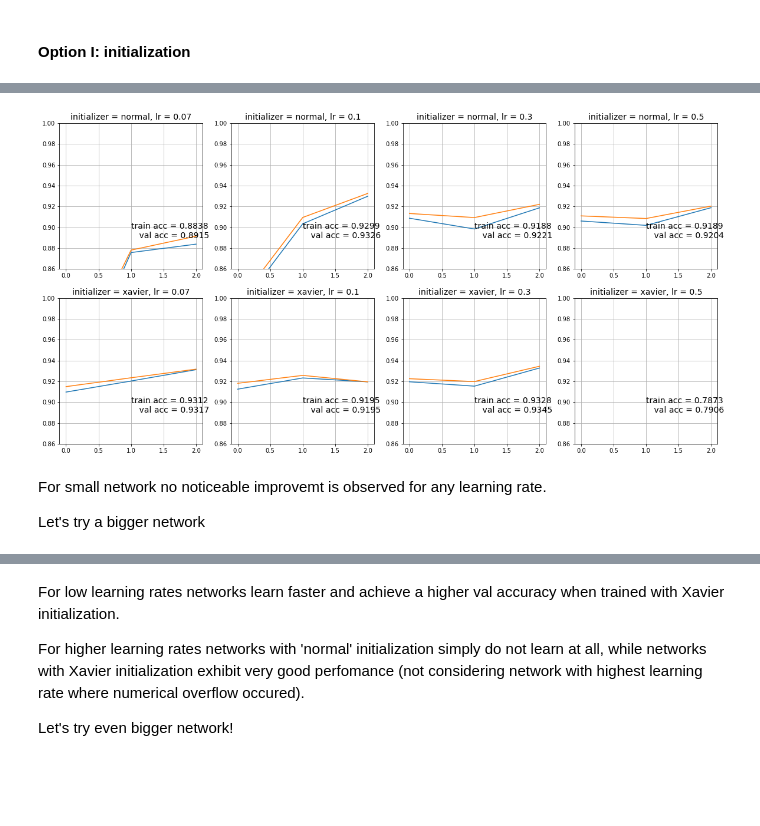
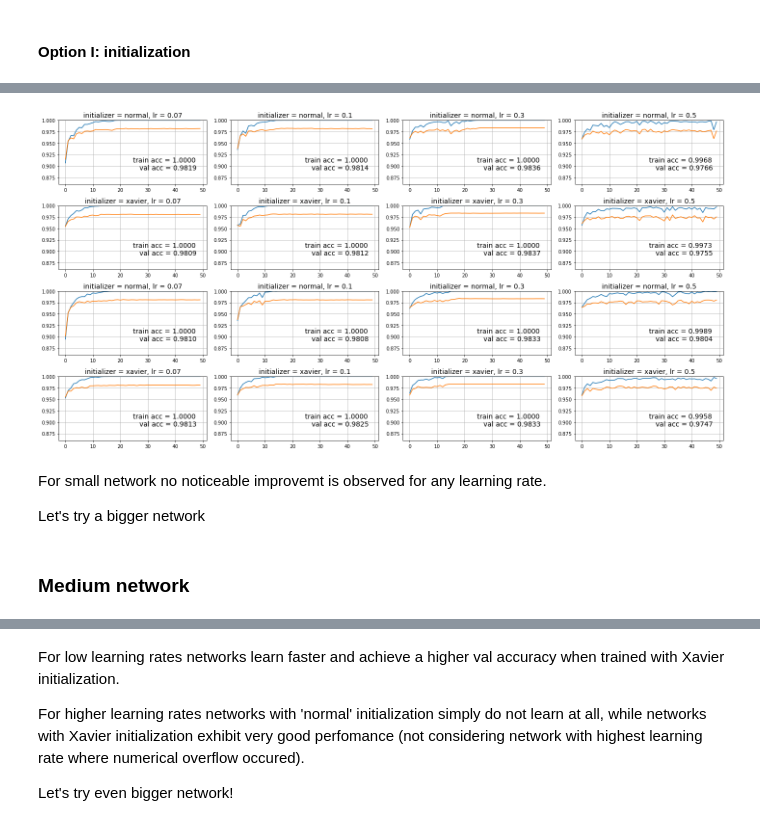
Before and after one commit to ytrushkov1/intro-to-dl, a Jupyter notebook: week2/mnist_with_numpy.ipynb, the cells around one changed output, grey strips where cells are left out. Cells and saved outputs as stored; diff of their text form; code cells hidden in the pictures; blank space fills up the shorter version.

```diff
--- a/week2/mnist_with_numpy.ipynb
+++ b/week2/mnist_with_numpy.ipynb
@@ -418,6 +271,0 @@ print(grad_softmax_crossentropy_with_logits2(logits, answers)[:3])
-# %%
-# softmax_crossentropy_with_logits3 is stable version
-grad_softmax_crossentropy_with_logits = grad_softmax_crossentropy_with_logits2
-
-# last check
-print(grad_softmax_crossentropy_with_logits(logits, answers)[:3])
@@ -685,17 +524,21 @@ class Dense1(Layer):
 
         return grad_input
 # %%
-def build_and_train1(layer_sizes, initializer, lr, n_epochs):
+def build_and_train1(layer_sizes, initializer, lr, n_epochs, grad_clipping, logfile=sys.stdout):
 
-    print('\nTraining with initializer = {} and lr = {} for n_epochs = {}'.format(initializer, lr, n_epochs))
+    print('\n{}: Training with initializer = {}, lr = {} and gradient_clipping = {}, for n_epochs = {}'.format(
+        datetime.datetime.now(), initializer, lr, grad_clipping, n_epochs), file=logfile)
 
     network = []
-    network.append(Dense1(X_train.shape[1], layer_sizes[0], initializer, lr))
+    network.append(Dense1(X_train.shape[1], layer_sizes[0],
+                          initializer=initializer, learning_rate=lr, grad_clipping=grad_clipping))
     network.append(ReLU())
     for layer in range(len(layer_sizes)-1):
-        network.append(Dense1(layer_sizes[layer], layer_sizes[layer+1], initializer, lr))
+        network.append(Dense1(layer_sizes[layer], layer_sizes[layer+1],
+                              initializer=initializer, learning_rate=lr, grad_clipping=grad_clipping))
         network.append(ReLU())
-    network.append(Dense1(layer_sizes[-1], 10, initializer, lr))
+    network.append(Dense1(layer_sizes[-1], 10,
+                          initializer=initializer, learning_rate=lr, grad_clipping=grad_clipping))
 
     train_log = []
     val_log = []
@@ -707,7 +550,8 @@ def build_and_train1(layer_sizes, initializer, lr, n_epochs):
 
         train_log.append(np.mean(predict(network,X_train)==y_train))
         val_log.append(np.mean(predict(network,X_val)==y_val))
-        print('epoch = {:2d}, train acc = {:6.4f}, val acc = {:6.4f}'.format(epoch, train_log[-1], val_log[-1]))
+        print('{}: epoch = {:2d}, train acc = {:6.4f}, val acc = {:6.4f}'.format(
+            datetime.datetime.now(), epoch, train_log[-1], val_log[-1]), file=logfile, flush=True)
 
     return train_log, val_log
 
@@ -721,3 +565,4 @@ def display_learning_curve1(ax, train_log, val_log, initializer, lr):
     ax.text(0.5, 0.2, 'train acc = {:6.4f}\n   val acc = {:6.4f}'.format(train_log[-1], val_log[-1]),
             ha='left', va='bottom', fontsize=14, transform=ax.transAxes)
     ax.grid()
+    plt.tight_layout()
@@ -724,15 +571,20 @@ def display_learning_curve1(ax, train_log, val_log, initializer, lr):
 # %%
 %%time
-layer_sizes = [10, 20]
+layer_sizes = [200] * 2
 
 lrs = [0.07, 0.1, 0.3, 0.5]
 initializers = ['normal', 'xavier']
+grad_clippings = [0, 5]
 
-n_epochs = 3
+n_epochs = 50
 
 learning_curves = []
-for initializer, lr in itertools.product(initializers, lrs):
-    train_log, val_log = build_and_train1(layer_sizes, initializer, lr, n_epochs)
+logfile_path = 'logs/notebook_' + datetime.datetime.now().strftime('%Y%m%d') + '.log'
+with open(logfile_path, 'a') as logfile:
+    for params in itertools.product(grad_clippings, initializers, lrs):
+        grad_clipping, initializer, lr = params
+        train_log, val_log = build_and_train1(layer_sizes,
+                                              initializer, lr, n_epochs, grad_clipping=grad_clipping, logfile=logfile)
 
-    learning_curves.append((train_log, val_log, initializer, lr))
+        learning_curves.append((train_log, val_log, params))
 # %% [output]
@@ -756,15 +593,19 @@ Wall time: 21.9 s
 # %%
 fig = plt.figure(figsize=(20, 10))
 
-for i, (train_log, val_log, initializer, lr) in enumerate(learning_curves):
-    ax = plt.subplot(len(initializers), len(lrs), i+1)
+for i, (train_log, val_log, params) in enumerate(learning_curves):
+
+    grad_clipping, initializer, lr = params
+    ax = plt.subplot(len(initializers) * 2, len(lrs), i+1)
     display_learning_curve1(ax, train_log, val_log, initializer, lr)
 # %% [output]
-[figure, old version]
+[figure, new version]
 # %% [markdown]
 For small network no noticeable improvemt is observed for any learning rate.
 
 Let's try a bigger network
+# %% [markdown]
+### Medium network
 # %%
 %%time
 layer_sizes = [200] * 4
```
Also changed, not shown: parts of 43 cells of this notebook, 5 other files.
